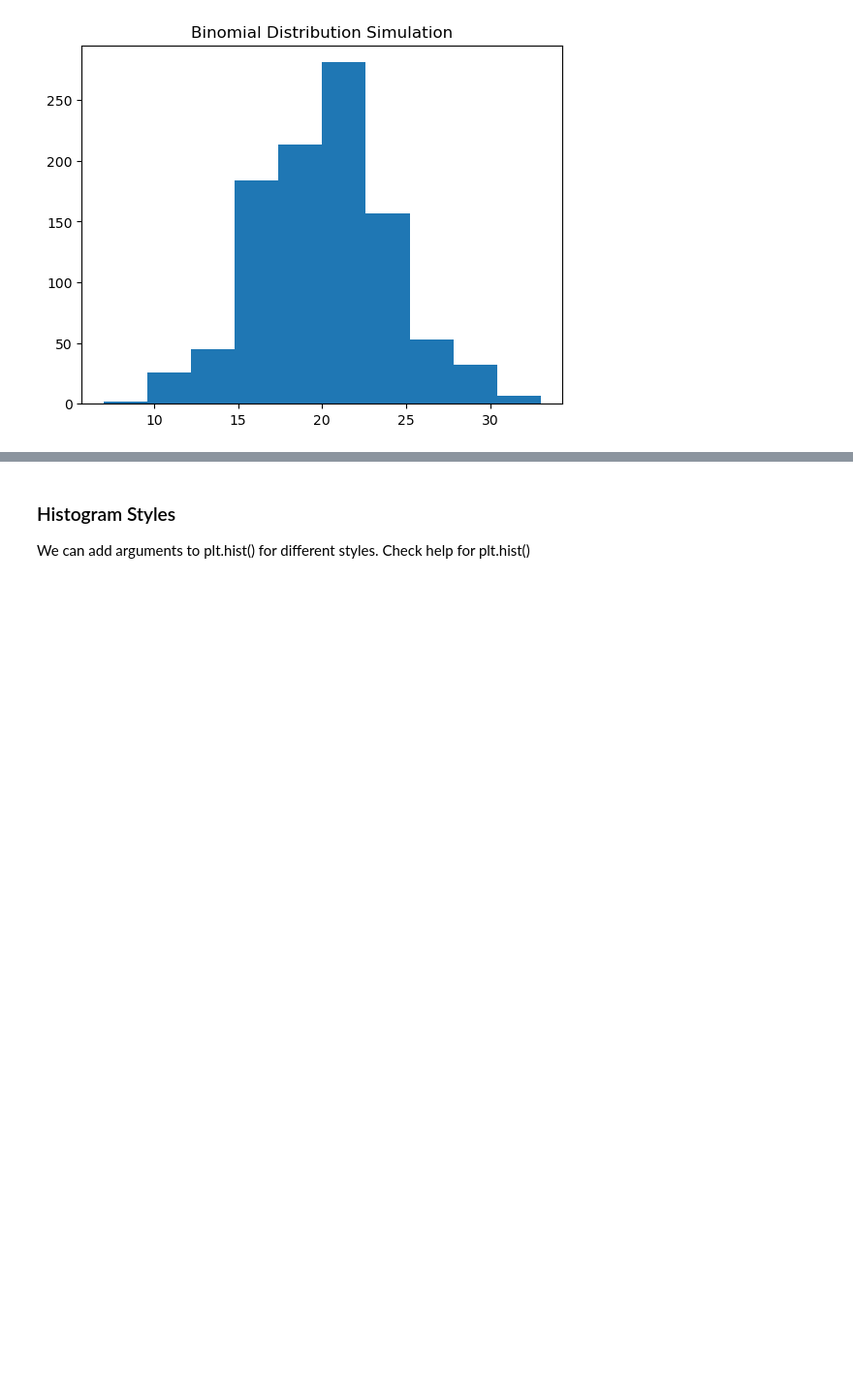
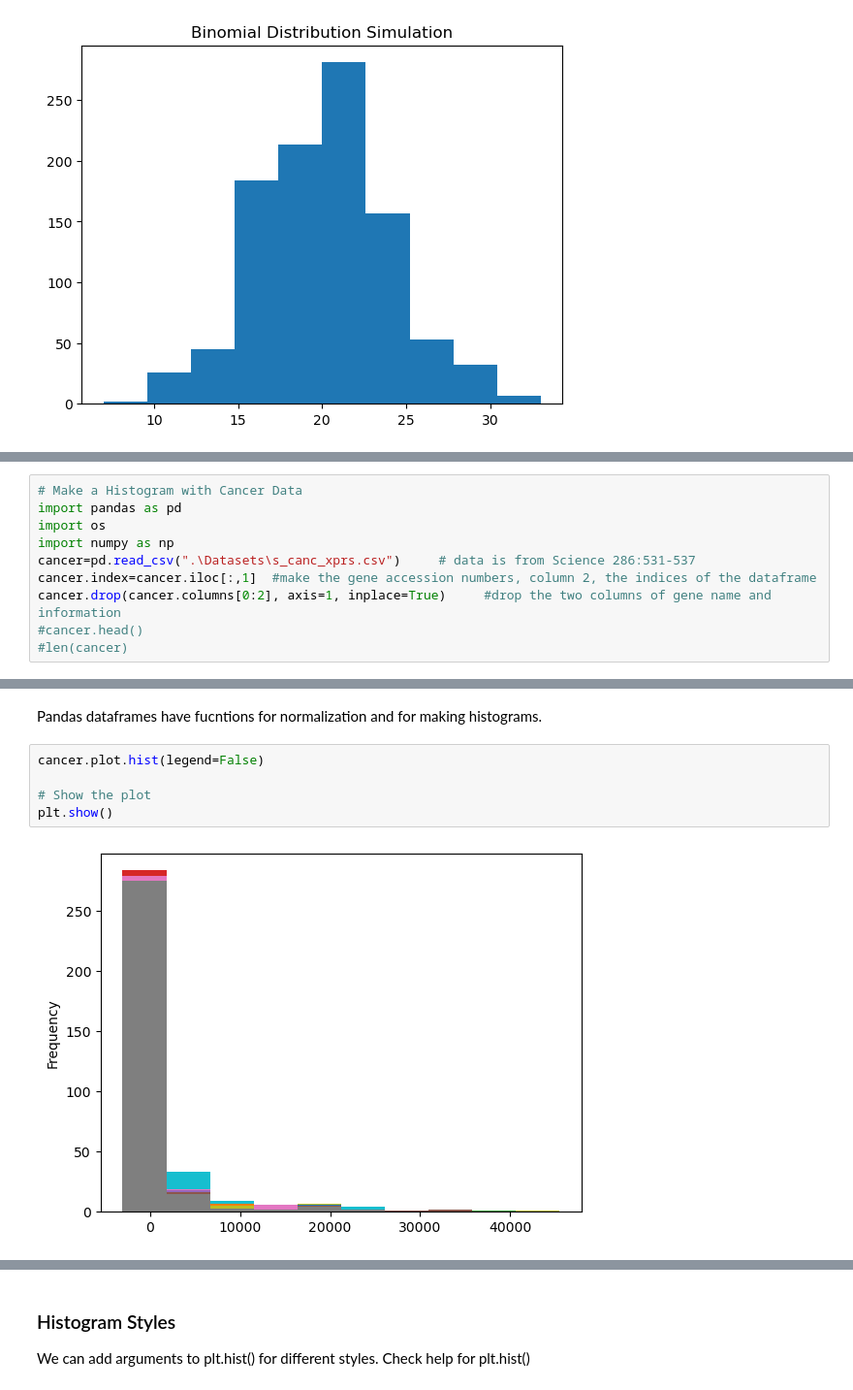
Before and after one commit to drchase55/NNU_nih_python_jrc, a Jupyter notebook: Module_2/Submodule_2_Tutorial3_VisualizingData.ipynb, the cells around one changed output, grey strips where cells are left out. Shown at 97% size. Drawn from its saved outputs; the diff is of its cells as text; blank space fills up the shorter version.

```diff
--- a/Module_2/Submodule_2_Tutorial3_VisualizingData.ipynb
+++ b/Module_2/Submodule_2_Tutorial3_VisualizingData.ipynb
@@ -124,0 +135,10 @@ plt.hist(binom)
+# %%
+# Make a Histogram with Cancer Data
+import pandas as pd
+import os
+import numpy as np
+cancer=pd.read_csv(".\Datasets\s_canc_xprs.csv")     # data is from Science 286:531-537
+cancer.index=cancer.iloc[:,1]  #make the gene accession numbers, column 2, the indices of the dataframe
+cancer.drop(cancer.columns[0:2], axis=1, inplace=True)     #drop the two columns of gene name and information
+#cancer.head()
+#len(cancer)
@@ -124,0 +154,9 @@ plt.hist(binom)
+# %% [markdown]
+Pandas dataframes have fucntions for normalization and for making histograms.
+# %%
+cancer.plot.hist(legend=False)
+
+# Show the plot
+plt.show()
+# %% [output]
+[figure, added]
```
Also changed, not shown: parts of 6 cells of this notebook, 17 other files.
